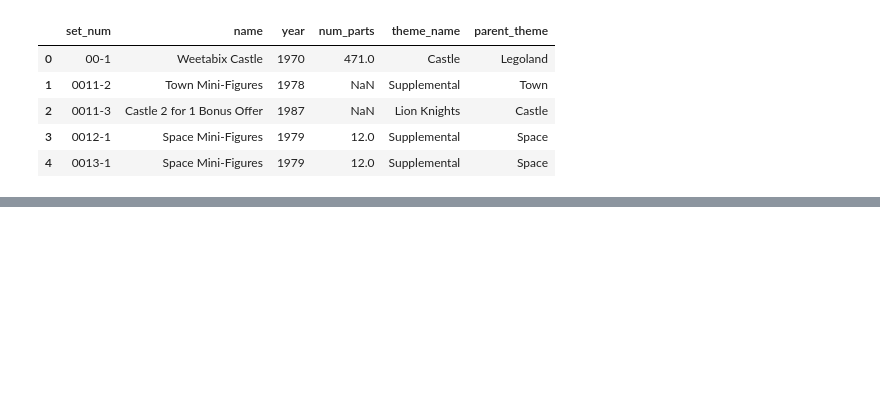
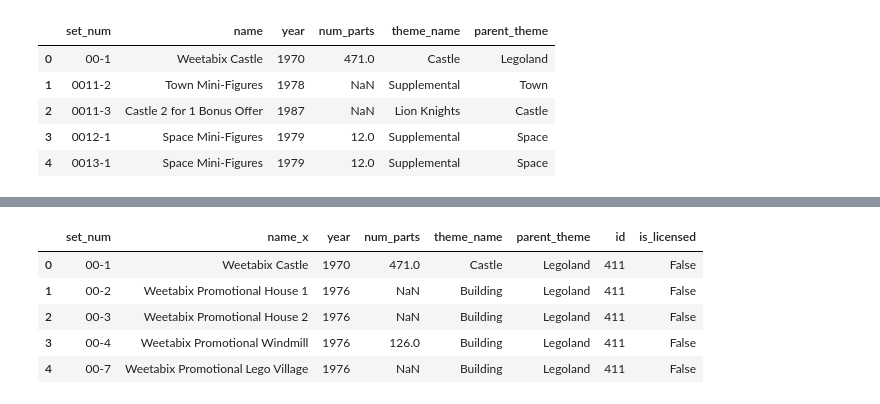
Before and after one commit to dilaraesmer/Exploratory_Data_Analysis_Project, a Jupyter notebook: real_world_data_analysis.ipynb, the cells around one changed output, grey strips where cells are left out. Drawn from its saved outputs; the diff is of its cells as text; code cells hidden in the pictures; blank space fills up the shorter version.

```diff
--- a/real_world_data_analysis.ipynb
+++ b/real_world_data_analysis.ipynb
@@ -15,0 +37,11 @@ df.head()
+# %%
+merged = df.merge(theme, left_on = 'parent_theme', right_on = 'name')
+merged.drop(columns='name_y', inplace=True)
+merged.head()
+# %% [output]
+|  | set_num | name_x | year | num_parts | theme_name | parent_theme | id | is_licensed |
+| 0 | 00-1 | Weetabix Castle | 1970 | 471.0 | Castle | Legoland | 411 | False |
+| 1 | 00-2 | Weetabix Promotional House 1 | 1976 | NaN | Building | Legoland | 411 | False |
+| 2 | 00-3 | Weetabix Promotional House 2 | 1976 | NaN | Building | Legoland | 411 | False |
+| 3 | 00-4 | Weetabix Promotional Windmill | 1976 | 126.0 | Building | Legoland | 411 | False |
+| 4 | 00-7 | Weetabix Promotional Lego Village | 1976 | NaN | Building | Legoland | 411 | False |
```
Also changed, not shown: parts of 3 cells of this notebook.
